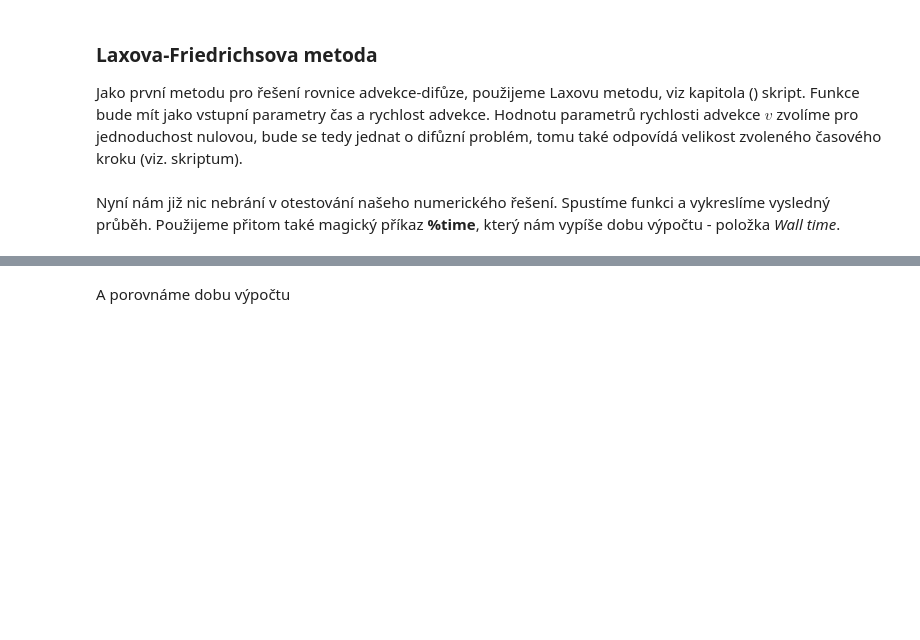
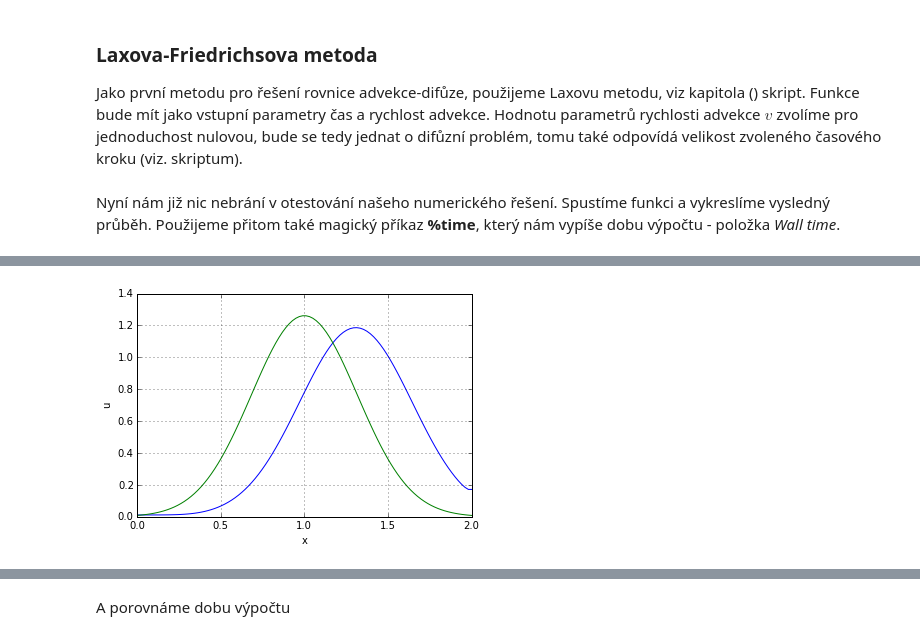
Before and after one commit to olowathor/F7785_-_Numericke_metody_v_astrofyzice, a Jupyter notebook: notebooks/Advekce-difuse.ipynb, the cells around one changed output, grey strips where cells are left out. Cells and saved outputs as stored; diff of their text form; code cells hidden in the pictures; blank space fills up the shorter version.

```diff
--- a/notebooks/Advekce-difuse.ipynb
+++ b/notebooks/Advekce-difuse.ipynb
@@ -104,2 +78,35 @@ def lax_method(time = 0.1, velocity=0.0):
+# %%
+def lax_friedrichs_method(time = 1.0, velocity=0.3):
+
+    number_of_points = 100
+
+    D = 0.00001
+    v = velocity
+    t_end = time
+
+    x,dx = np.linspace(0., 2., number_of_points,retstep=True)
+
+    cdif = 0.4
+    ccfl = 0.4
+    diffusion_time = cdif*dx**2/(2.0*D)
+    advection_time = ccfl*dx/v
+    dt = min(diffusion_time,advection_time)
+
+    u = gaussian(x)
+
+    cas = 0.0
+
+
+    alpha = v*dt/dx
+    beta = D*dt/dx**2.0
+
+    while cas < t_end:
+
+        u[1:-1] = u[:-2]*(0.5+alpha*0.5+beta)-u[1:-1]*2.0*beta+u[2:]*(0.5-0.5*alpha+beta)
+        u[0] = u[1]
+        u[number_of_points-1] = u[number_of_points-2]
+        cas = cas + dt
+
+    return x,u
 # %% [markdown]
 Nyní nám již nic nebrání v otestování našeho numerického řešení. Spustíme funkci a vykreslíme vysledný průběh. Použijeme přitom také magický příkaz **%time**, který nám vypíše dobu výpočtu - položka *Wall time*.
@@ -112,0 +113,6 @@ Wall time: 58.8 ms
+# %%
+u_initial = gaussian(x)
+%time x,u = lax_friedrichs_method()
+plot_result(x,u,ymin=0.,ymax=1.4)
+plot_result(x,u_initial,ymin=0.,ymax=1.4)
+# %% [output]
@@ -113 +121,2 @@ Wall time: 58.8 ms
+[figure, added]
 # %% [markdown]
```
Also changed, not shown: parts of 6 cells of this notebook, 1 other file.
